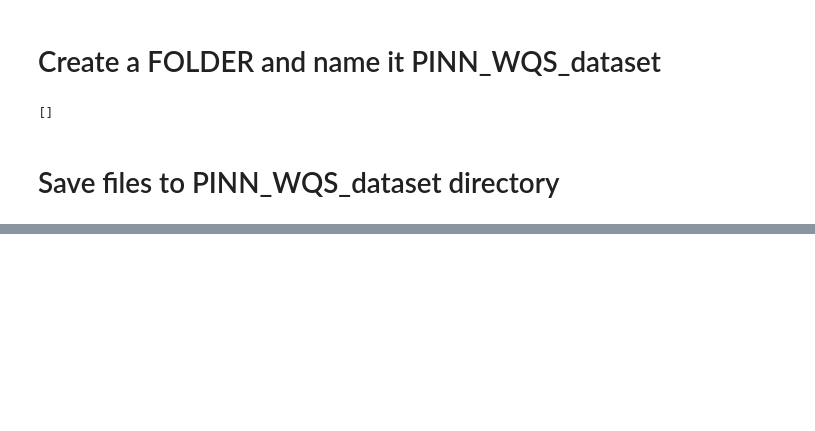
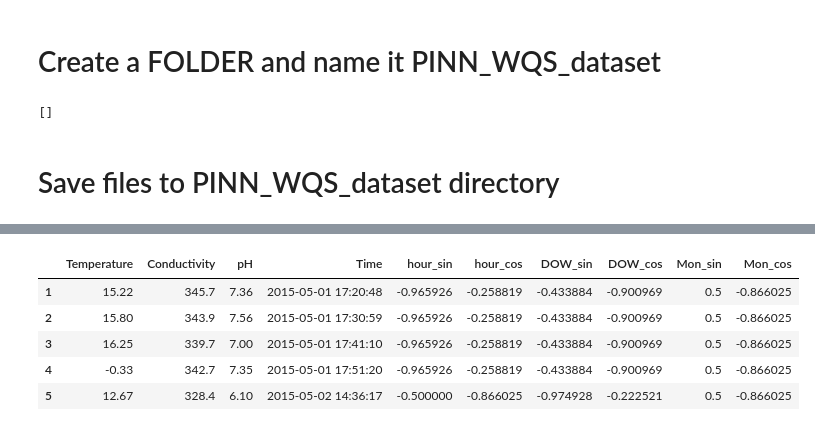
Before and after one commit to Qophy/PBML, a Jupyter notebook: data_cleaning.ipynb, the cells around one changed output, grey strips where cells are left out. Drawn from its saved outputs; the diff is of its cells as text; code cells hidden in the pictures; blank space fills up the shorter version.

```diff
--- a/data_cleaning.ipynb
+++ b/data_cleaning.ipynb
@@ -143,0 +181,9 @@ wq_data_node2.sample(5)
+# %%
+wq_data_node1["hour_sin"] =  np.sin(2 * np.pi * wq_data_node1['Hour'] / 24)
+wq_data_node1["hour_cos"] =  np.cos(2 * np.pi * wq_data_node1['Hour'] / 24)
+
+wq_data_node1["DOW_sin"] =  np.sin(2 * np.pi * wq_data_node1['DOW'] / 7)
+wq_data_node1["DOW_cos"] =  np.cos(2 * np.pi * wq_data_node1['DOW'] / 7)
+
+wq_data_node1["Mon_sin"] =  np.sin(2 * np.pi * wq_data_node1['Mon'] / 12)
+wq_data_node1["Mon_cos"] =  np.cos(2 * np.pi * wq_data_node1['Mon'] / 12)
@@ -143,0 +199,9 @@ wq_data_node2.sample(5)
+# %%
+wq_data_node1.head(5)
+# %% [output]
+|  | Temperature | Conductivity | pH | Time | hour_sin | hour_cos | DOW_sin | DOW_cos | Mon_sin | Mon_cos |
+| 1 | 15.22 | 345.7 | 7.36 | 2015-05-01 17:20:48 | -0.965926 | -0.258819 | -0.433884 | -0.900969 | 0.5 | -0.866025 |
+| 2 | 15.80 | 343.9 | 7.56 | 2015-05-01 17:30:59 | -0.965926 | -0.258819 | -0.433884 | -0.900969 | 0.5 | -0.866025 |
+| 3 | 16.25 | 339.7 | 7.00 | 2015-05-01 17:41:10 | -0.965926 | -0.258819 | -0.433884 | -0.900969 | 0.5 | -0.866025 |
+| 4 | -0.33 | 342.7 | 7.35 | 2015-05-01 17:51:20 | -0.965926 | -0.258819 | -0.433884 | -0.900969 | 0.5 | -0.866025 |
+| 5 | 12.67 | 328.4 | 6.10 | 2015-05-02 14:36:17 | -0.500000 | -0.866025 | -0.974928 | -0.222521 | 0.5 | -0.866025 |
```
Also changed, not shown: parts of 30 cells of this notebook.
